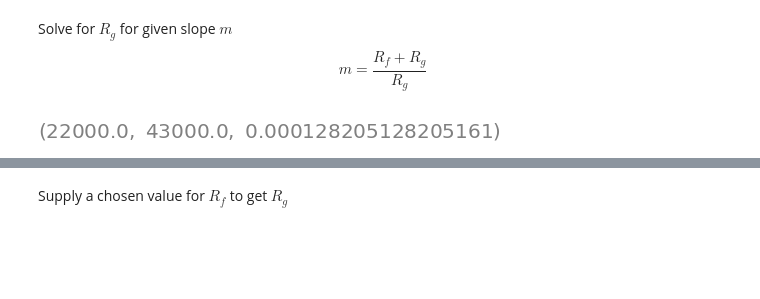
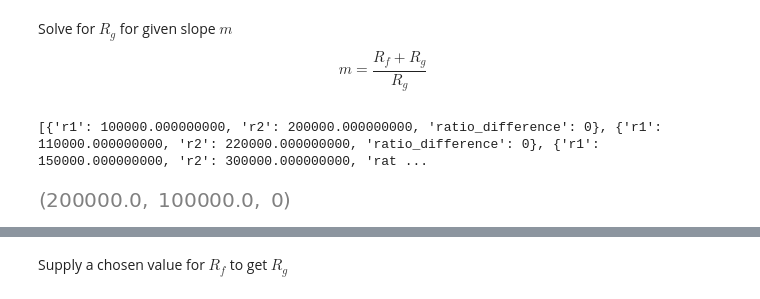
Before and after one commit to h-filzer/OpAmp-Notebooks, a Jupyter notebook: 02-case2.ipynb, the cells around one changed output, grey strips where cells are left out. Drawn from its saved outputs; the diff is of its cells as text; code cells hidden in the pictures; blank space fills up the shorter version.

```diff
--- a/02-case2.ipynb
+++ b/02-case2.ipynb
@@ -136,13 +137,14 @@ m=\dfrac{R_f+R_g}{R_g}
 $$
 # %%
 #we use inverted m and normal voltage divider rule
-voltage_divider_ratio=series.voltage_divider(ratio=(float(1/m)),series=series_range)
+voltage_divider_ratio=series.voltage_divider(ratio=(float(1/m)),series=series_range, r1_min=100e3)
+rf_series_value=voltage_divider_ratio['r1']
 rg_series_value=voltage_divider_ratio['r2']
-rf_series_value=voltage_divider_ratio['r1']
 delta_ratio=voltage_divider_ratio['ratio_difference']
 (rg_series_value,rf_series_value,delta_ratio)
 # %% [output]
+[{'r1': 100000.000000000, 'r2': 200000.000000000, 'ratio_difference': 0}, {'r1': 110000.000000000, 'r2': 220000.000000000, 'ratio_difference': 0}, {'r1': 150000.000000000, 'r2': 300000.000000000, 'rat ...
-[figure, old version]
+[figure, new version]
 # %%
 #Solve for Rg in respect to m
 rg_eq=Eq(m,(rf+rg)/rg)
```
Also changed, not shown: parts of 9 cells of this notebook, 6 other files.
